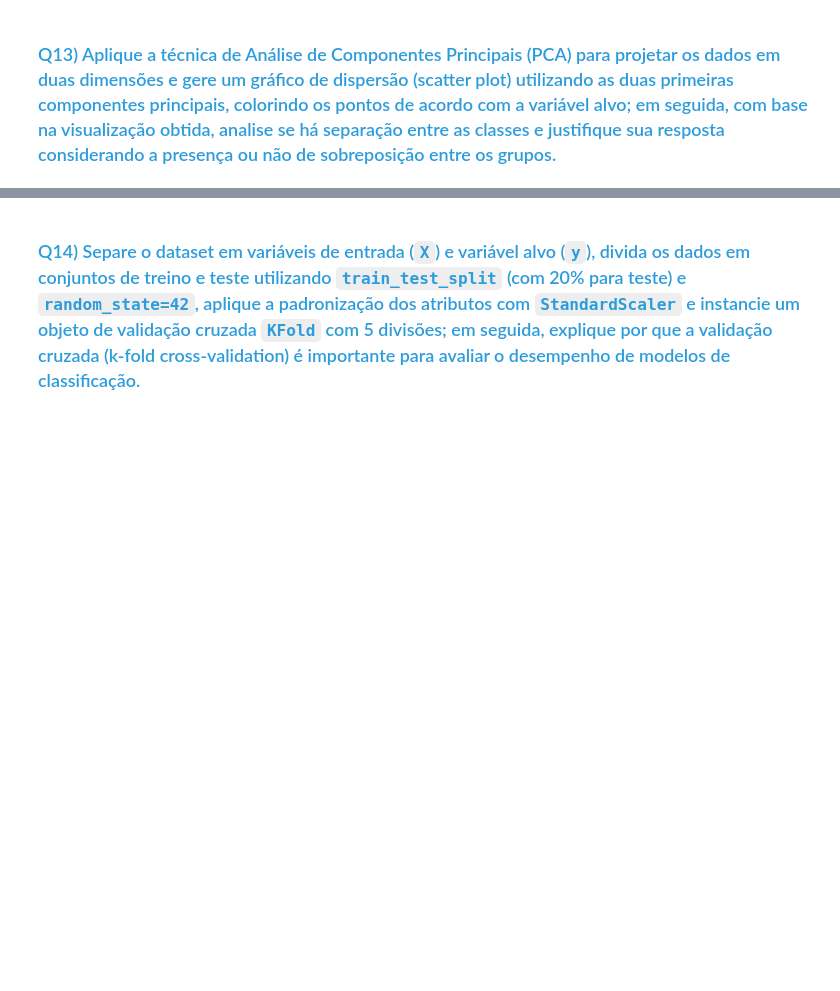
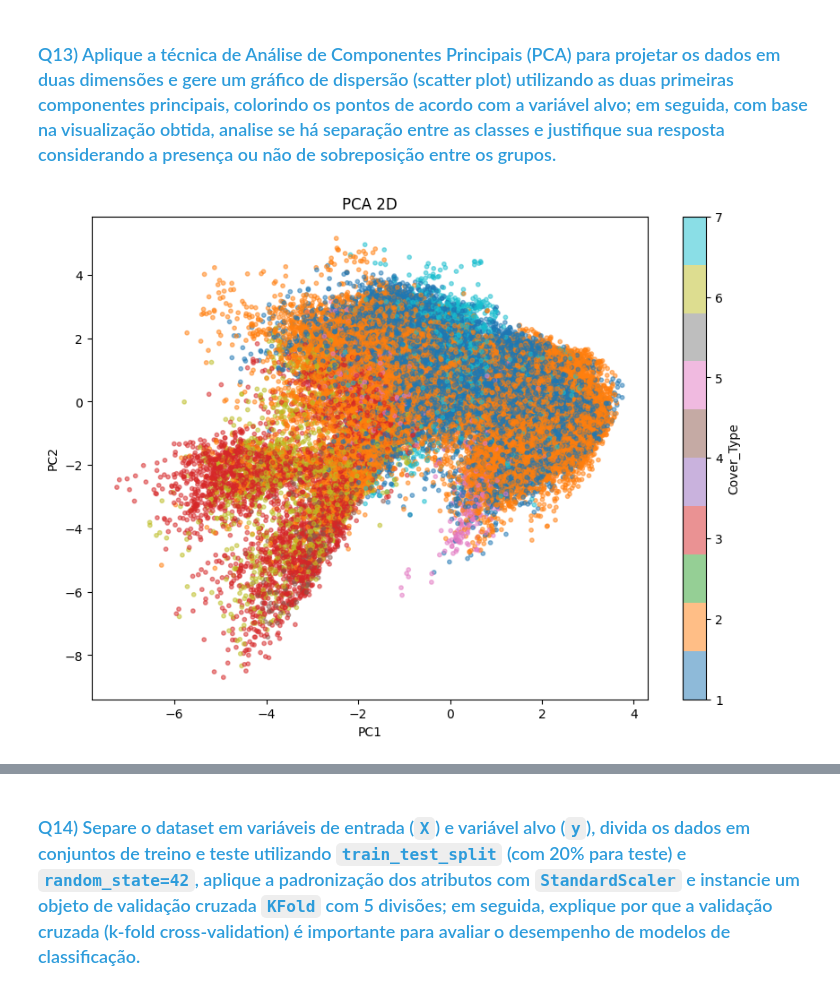
Before and after one commit to MatheusAndrade23/E08-L2-Project, a Jupyter notebook: lab/C24_2026_1_LL_Atividade_06_MMMM.ipynb, the cells around one changed output, grey strips where cells are left out. Drawn from its saved outputs; the diff is of its cells as text; code cells hidden in the pictures; blank space fills up the shorter version.

```diff
--- a/lab/C24_2026_1_LL_Atividade_06_MMMM.ipynb
+++ b/lab/C24_2026_1_LL_Atividade_06_MMMM.ipynb
@@ -458,2 +525,21 @@ TARGET_COLUMN = None # preencher
 # %% [markdown]
 ### <font color='#2D9CDB'>Q13) Aplique a técnica de Análise de Componentes Principais (PCA) para projetar os dados em duas dimensões e gere um gráfico de dispersão (scatter plot) utilizando as duas primeiras componentes principais, colorindo os pontos de acordo com a variável alvo; em seguida, com base na visualização obtida, analise se há separação entre as classes e justifique sua resposta considerando a presença ou não de sobreposição entre os grupos.</font>
+# %%
+X = df.drop(columns=[TARGET_COLUMN])
+y = df[TARGET_COLUMN]
+
+scaler = StandardScaler()
+X_scaled = scaler.fit_transform(X)
+
+pca = PCA(n_components=2)
+X_pca = pca.fit_transform(X_scaled)
+
+plt.figure(figsize=(10,7))
+scatter = plt.scatter(X_pca[:,0], X_pca[:,1], c=y, cmap='tab10', alpha=0.5, s=10)
+plt.xlabel('PC1')
+plt.ylabel('PC2')
+plt.title('PCA 2D')
+plt.colorbar(scatter, label='Cover_Type')
+plt.show()
+# %% [output]
+[figure, added]
```
Also changed, not shown: parts of 24 cells of this notebook.
